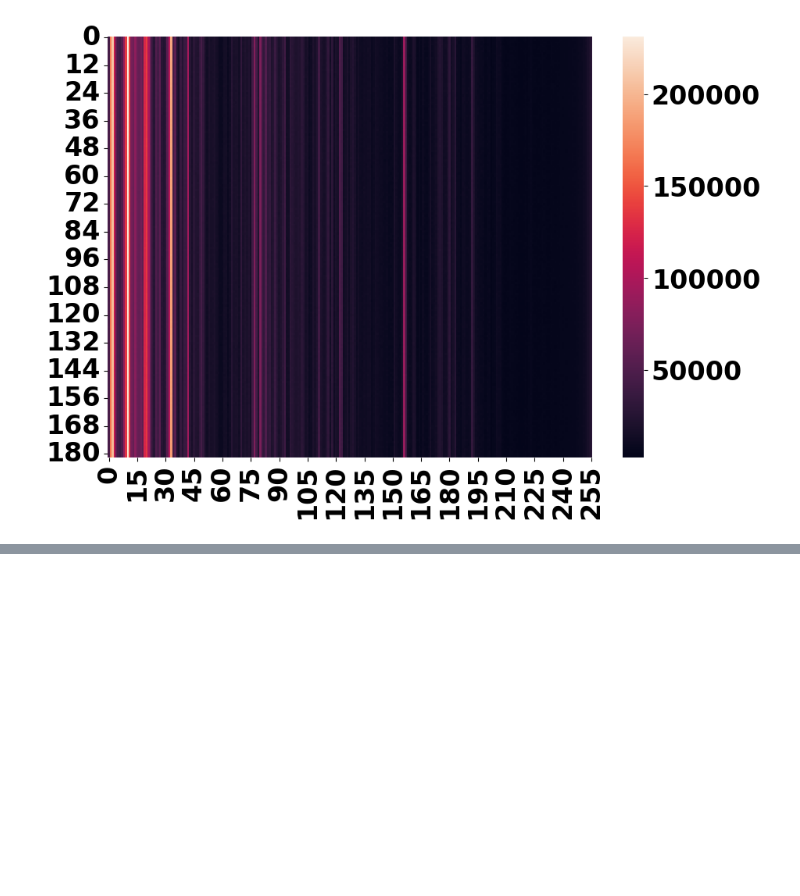
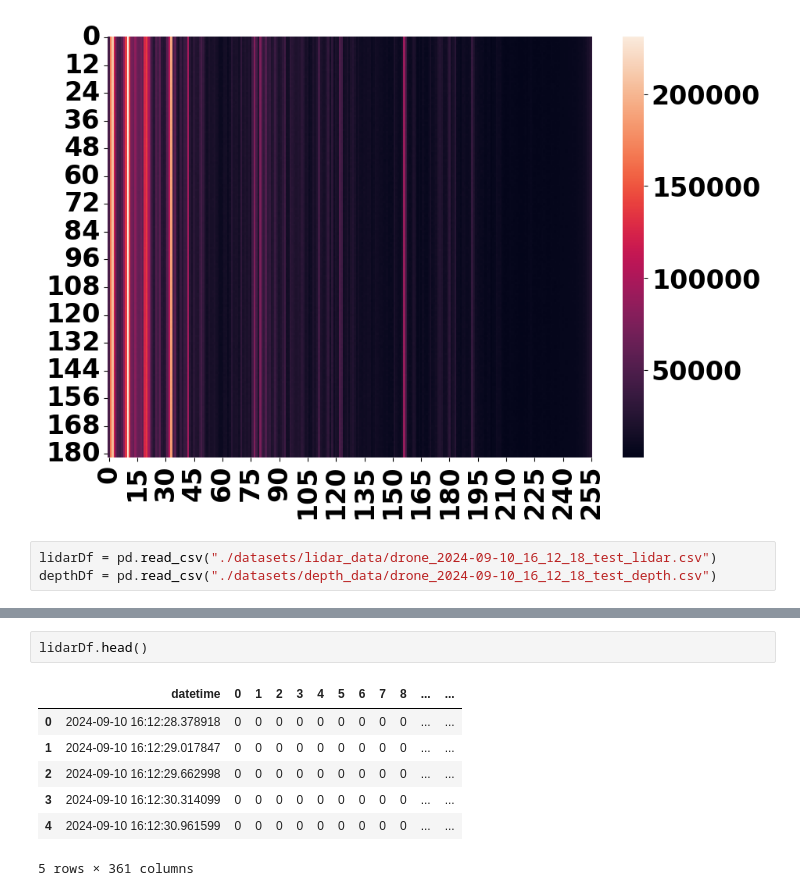
Before and after one commit to tirthankarhalder/mmSLAM, a Jupyter notebook: generatePCDAnalyse.ipynb, the cells around one changed output, grey strips where cells are left out. Saved outputs shown, nothing was run; the diff lists cells and outputs as text; blank space fills up the shorter version.

```diff
--- a/generatePCDAnalyse.ipynb
+++ b/generatePCDAnalyse.ipynb
@@ -76,3 +81,6 @@ range_heatmap.shape:  (182, 256)
  [-1.1277041e+00  7.2613782e-01  1.0742102e+00  4.9553622e-02
    1.3521698e+06  1.7184063e+00]]
 [figure]
+# %%
+lidarDf = pd.read_csv("./datasets/lidar_data/drone_2024-09-10_16_12_18_test_lidar.csv")
+depthDf = pd.read_csv("./datasets/depth_data/drone_2024-09-10_16_12_18_test_depth.csv")
@@ -78,0 +96,10 @@ range_heatmap.shape:  (182, 256)
+# %%
+lidarDf.head()
+# %% [output]
+|  | datetime | 0 | 1 | 2 | 3 | 4 | 5 | 6 | 7 | 8 | ... | ... |
+| 0 | 2024-09-10 16:12:28.378918 | 0 | 0 | 0 | 0 | 0 | 0 | 0 | 0 | 0 | ... | ... |
+| 1 | 2024-09-10 16:12:29.017847 | 0 | 0 | 0 | 0 | 0 | 0 | 0 | 0 | 0 | ... | ... |
+| 2 | 2024-09-10 16:12:29.662998 | 0 | 0 | 0 | 0 | 0 | 0 | 0 | 0 | 0 | ... | ... |
+| 3 | 2024-09-10 16:12:30.314099 | 0 | 0 | 0 | 0 | 0 | 0 | 0 | 0 | 0 | ... | ... |
+| 4 | 2024-09-10 16:12:30.961599 | 0 | 0 | 0 | 0 | 0 | 0 | 0 | 0 | 0 | ... | ... |
+5 rows × 361 columns
```
Also changed, not shown: parts of 7 cells of this notebook, 3 other files.
